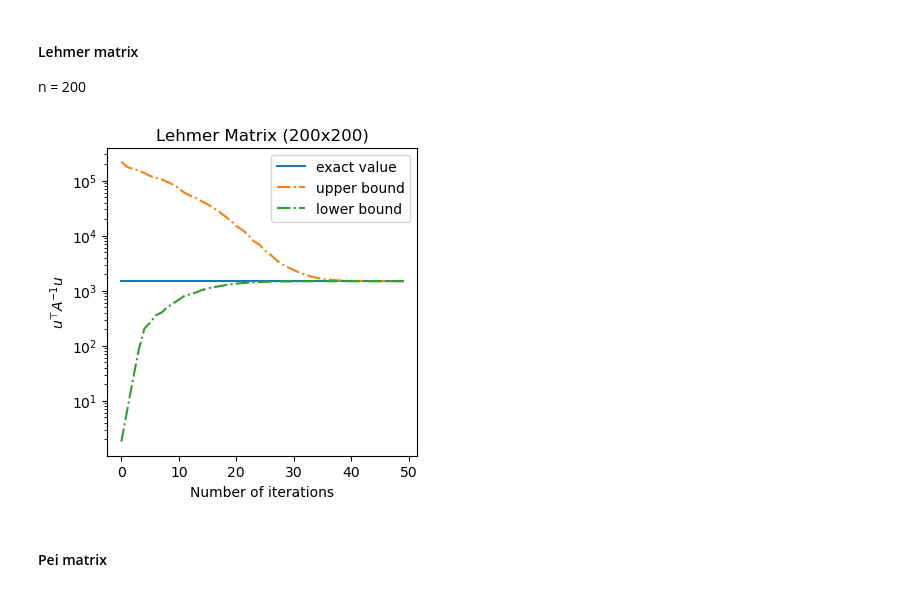
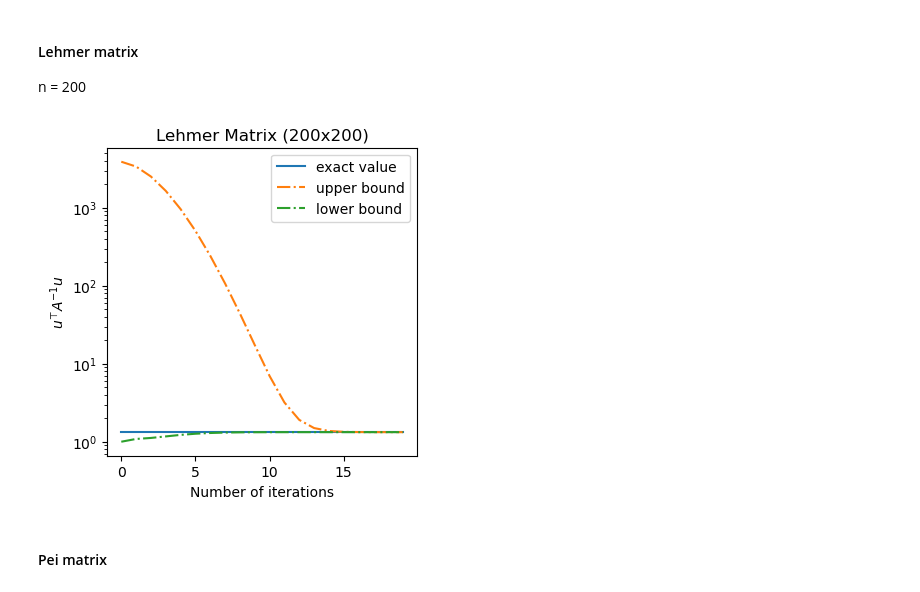
Before and after one commit to Aurenore/CLAProject_TraceEstimator, a Jupyter notebook: graphs_algo1.ipynb, the cells around one changed output. Saved outputs shown, nothing was run; the diff lists cells and outputs as text; code cells hidden in the pictures.

```diff
--- a/graphs_algo1.ipynb
+++ b/graphs_algo1.ipynb
@@ -46,10 +49,11 @@ n = 200
 # %%
 lehmer_matrix=Lehmer_function(200) #as in the paper
 n = lehmer_matrix.shape[0]
-u = np.random.rand(n)
+u = np.zeros(n)
+u[0] = 1
 graph_algo1(lehmer_matrix, u, matrix_label='Lehmer Matrix', savefile='lehmer_matrix')
 # %% [output]
-[figure, old version]
+[figure, new version]
 # %% [markdown]
 #### Pei matrix
 # %%
```
Also changed, not shown: parts of 5 cells of this notebook, 8 other files.
